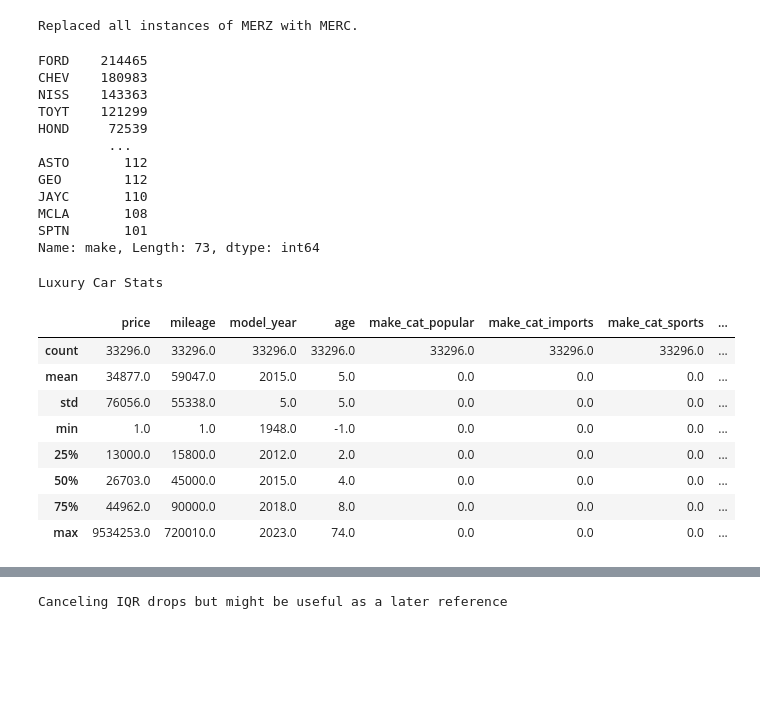
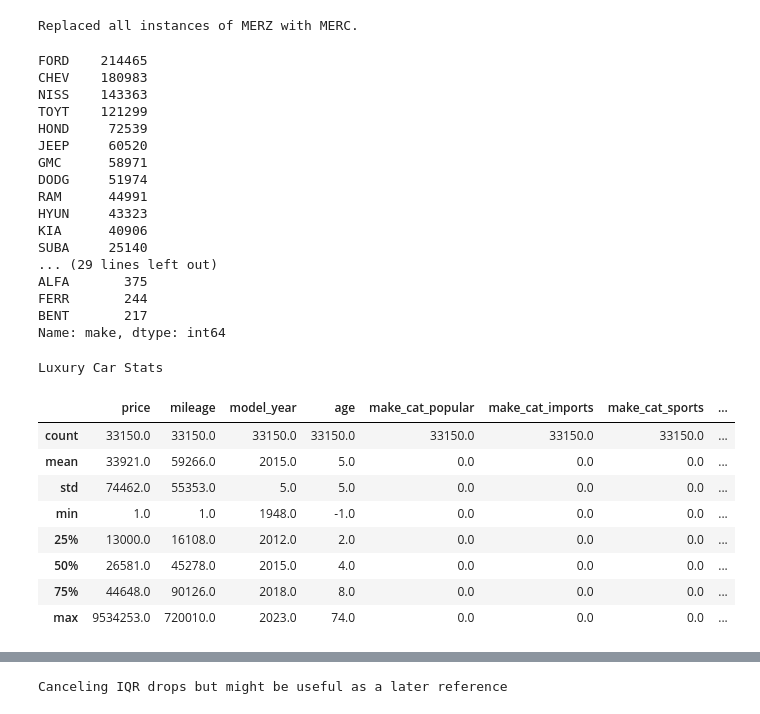
Before and after one commit to xiebozhi/IS6703_CarRegistrations_wde677, a Jupyter notebook: TP - Car Registrations - 1) Data prep.ipynb, the cells around one changed output, grey strips where cells are left out. Saved outputs shown, nothing was run; the diff lists cells and outputs as text; code cells hidden in the pictures; blank space fills up the shorter version.

```diff
--- a/TP - Car Registrations - 1) Data prep.ipynb
+++ b/TP - Car Registrations - 1) Data prep.ipynb
@@ -315,3 +315,21 @@ UTILITY (FLAT BED) T          0
 VAN                           0
 WATERCRAFT TRAILER            0
 dtype: int64
+# %%
+#Drop commerical trucks, motorcyle, and RV brands that snuck through the above filter.
+tn_auto_reg = tn_auto_reg.drop(tn_auto_reg[tn_auto_reg['make'] == "INTL"].index)
+tn_auto_reg = tn_auto_reg.drop(tn_auto_reg[tn_auto_reg['make'] == "HD"].index)
+tn_auto_reg = tn_auto_reg.drop(tn_auto_reg[tn_auto_reg['make'] == "SUZI"].index)
+tn_auto_reg = tn_auto_reg.drop(tn_auto_reg[tn_auto_reg['make'] == "KAWK"].index)
+tn_auto_reg = tn_auto_reg.drop(tn_auto_reg[tn_auto_reg['make'] == "KW"].index)
+tn_auto_reg = tn_auto_reg.drop(tn_auto_reg[tn_auto_reg['make'] == "PTRB"].index)
+tn_auto_reg = tn_auto_reg.drop(tn_auto_reg[tn_auto_reg['make'] == "CANA"].index)
+tn_auto_reg = tn_auto_reg.drop(tn_auto_reg[tn_auto_reg['make'] == "HINO"].index)
+tn_auto_reg = tn_auto_reg.drop(tn_auto_reg[tn_auto_reg['make'] == "GENS"].index)
+tn_auto_reg = tn_auto_reg.drop(tn_auto_reg[tn_auto_reg['make'] == "MACK"].index)
+tn_auto_reg = tn_auto_reg.drop(tn_auto_reg[tn_auto_reg['make'] == "POLS"].index)
+tn_auto_reg = tn_auto_reg.drop(tn_auto_reg[tn_auto_reg['make'] == "MASE"].index)
+tn_auto_reg = tn_auto_reg.drop(tn_auto_reg[tn_auto_reg['make'] == "GENS"].index)
+tn_auto_reg = tn_auto_reg.drop(tn_auto_reg[tn_auto_reg['make'] == "WINN"].index)
+
+tn_auto_reg['make'].value_counts().tail(30)
@@ -437,9 +473,9 @@ Name: make, Length: 1122, dtype: int64
 # %%
-#dropping brand that have less than 100 transactions in the population
+#dropping brand that have less than 200 transactions in the population
 make_counts = tn_auto_reg["make"].value_counts()
-tn_auto_reg = tn_auto_reg.loc[tn_auto_reg["make"].isin(make_counts[make_counts > 100].index)]
+tn_auto_reg = tn_auto_reg.loc[tn_auto_reg["make"].isin(make_counts[make_counts > 200].index)]
 #looking at spread of brands
-print("total rows after removal of brands with only 1 or 2 transaction = " + str(len(tn_auto_reg) )+"\n" )
-print("Rarest 20 makers")
-tn_auto_reg['make'].value_counts().tail(20)
+print("total rows after removal of brands with less than 200 transactions = " + str(len(tn_auto_reg) )+"\n" )
+print("Rarest 30 makers")
+tn_auto_reg['make'].value_counts().tail(30)
 # %% [output]
@@ -514,50 +555,55 @@ CHEV    180983
 NISS    143363
 TOYT    121299
 HOND     72539
-         ...
-ASTO       112
-GEO        112
-JAYC       110
-MCLA       108
-SPTN       101
-Name: make, Length: 73, dtype: int64
+JEEP     60520
+GMC      58971
+DODG     51974
+RAM      44991
+HYUN     43323
+KIA      40906
+SUBA     25140
+... (29 lines left out)
+ALFA       375
+FERR       244
+BENT       217
+Name: make, dtype: int64
 # %%
 #adding indexes for brand categories
 # popular, imported, luxury, other
 
 # create lists for the popular, luxury, and other brands
 popular = ['FORD', 'CHEV', 'NISS', 'TOYT', 'HOND', 'JEEP', 'GMC', 'DODG', 'RAM', 'HYUN', 'KIA', 'SUBA']
 imported = ['INFI', 'ACUR', 'MITS', 'LNDR', 'VOLV', 'MNNI', 'SCIO', 'FIAT', 'TRIU', 'MAZD','VOLK','FIAT','ISU']
 sports = ['BMW', 'PORS', 'LEXU', 'JAGU', 'ALFA', 'AUDI', 'MERC']
 luxury = ['LEXS', 'CADI', 'FERR', 'BENT', 'LAMO', 'LOTU', 'TESL']
-discontinued = ['CHRY', 'BUIC', 'PONT', 'OLDS', 'WINN', 'ROL', 'RIVI']
+discontinued = ['CHRY', 'BUIC', 'PONT', 'OLDS', 'ROL', 'RIVI']
 other = ['OTHER']
 
 # create dummy variables
 tn_auto_reg['make_cat_popular'] = tn_auto_reg['make'].isin(popular).astype(int)
 tn_auto_reg['make_cat_imports'] = tn_auto_reg['make'].isin(imported).astype(int)
 tn_auto_reg['make_cat_sports'] = tn_auto_reg['make'].isin(sports).astype(int)
 tn_auto_reg['make_cat_luxury'] = tn_auto_reg['make'].isin(luxury).astype(int)
 tn_auto_reg['make_cat_discontinued'] = tn_auto_reg['make'].isin(discontinued).astype(int)
 
 # 4/16/23 Update - Fixing this to exclude vehicles that exist in the named groups
 tn_auto_reg['make_cat_other'] = tn_auto_reg['make'].apply(lambda x: int(x not in popular and x not in luxury and x not in imported
                                                                     and x not in sports and x not in discontinued))
 
 print("Luxury Car Stats")
 temp = tn_auto_reg.loc[tn_auto_reg["make_cat_luxury"] == 1]
 #temp["make_cat_popular"].describe()
 temp.describe().round()
 # %% [output]
 Luxury Car Stats
 |  | price | mileage | model_year | age | make_cat_popular | make_cat_imports | make_cat_sports | ... |
-| count | 33296.0 | 33296.0 | 33296.0 | 33296.0 | 33296.0 | 33296.0 | 33296.0 | ... |
-| mean | 34877.0 | 59047.0 | 2015.0 | 5.0 | 0.0 | 0.0 | 0.0 | ... |
-| std | 76056.0 | 55338.0 | 5.0 | 5.0 | 0.0 | 0.0 | 0.0 | ... |
+| count | 33150.0 | 33150.0 | 33150.0 | 33150.0 | 33150.0 | 33150.0 | 33150.0 | ... |
+| mean | 33921.0 | 59266.0 | 2015.0 | 5.0 | 0.0 | 0.0 | 0.0 | ... |
+| std | 74462.0 | 55353.0 | 5.0 | 5.0 | 0.0 | 0.0 | 0.0 | ... |
 | min | 1.0 | 1.0 | 1948.0 | -1.0 | 0.0 | 0.0 | 0.0 | ... |
-| 25% | 13000.0 | 15800.0 | 2012.0 | 2.0 | 0.0 | 0.0 | 0.0 | ... |
-| 50% | 26703.0 | 45000.0 | 2015.0 | 4.0 | 0.0 | 0.0 | 0.0 | ... |
-| 75% | 44962.0 | 90000.0 | 2018.0 | 8.0 | 0.0 | 0.0 | 0.0 | ... |
+| 25% | 13000.0 | 16108.0 | 2012.0 | 2.0 | 0.0 | 0.0 | 0.0 | ... |
+| 50% | 26581.0 | 45278.0 | 2015.0 | 4.0 | 0.0 | 0.0 | 0.0 | ... |
+| 75% | 44648.0 | 90126.0 | 2018.0 | 8.0 | 0.0 | 0.0 | 0.0 | ... |
 | max | 9534253.0 | 720010.0 | 2023.0 | 74.0 | 0.0 | 0.0 | 0.0 | ... |
 # %%
 #adding indexes for car vs. truck
```
Also changed, not shown: parts of 28 cells of this notebook, 1 other file.
